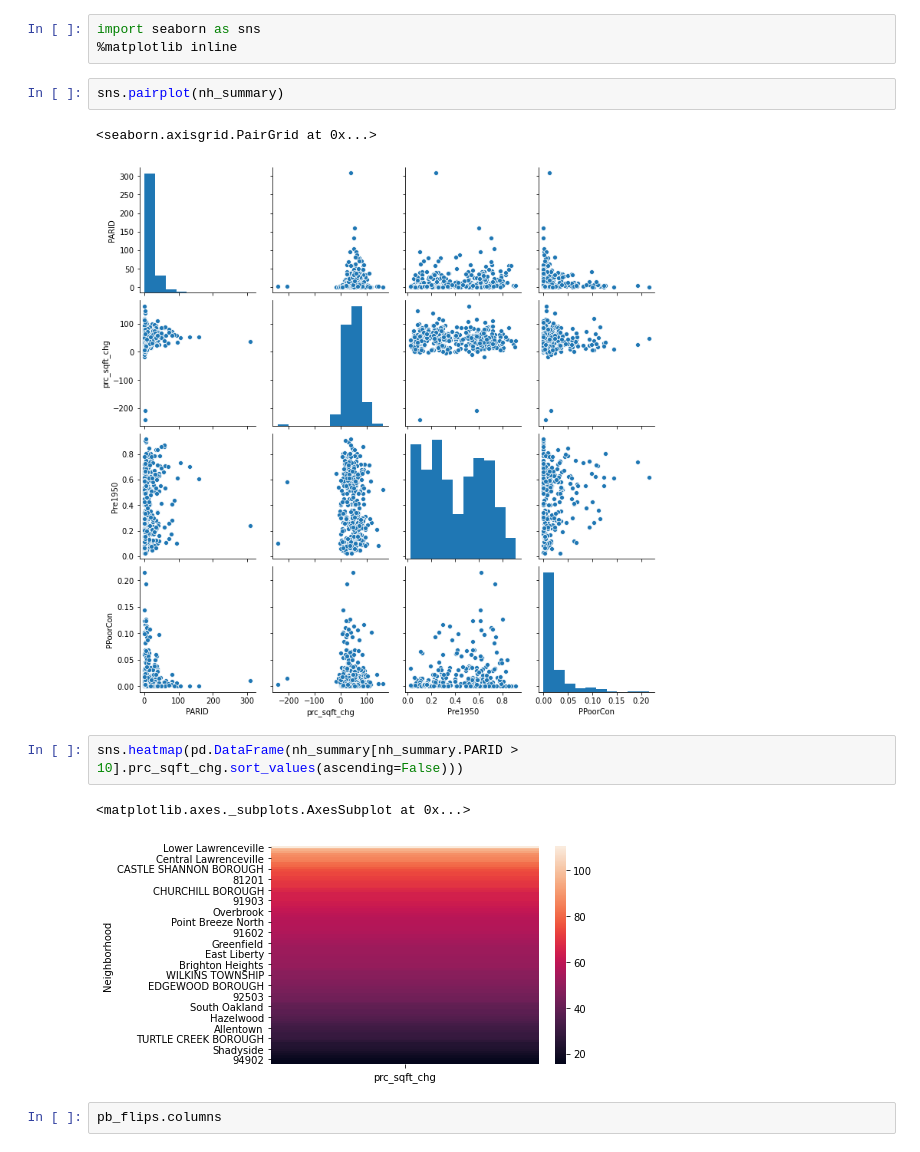
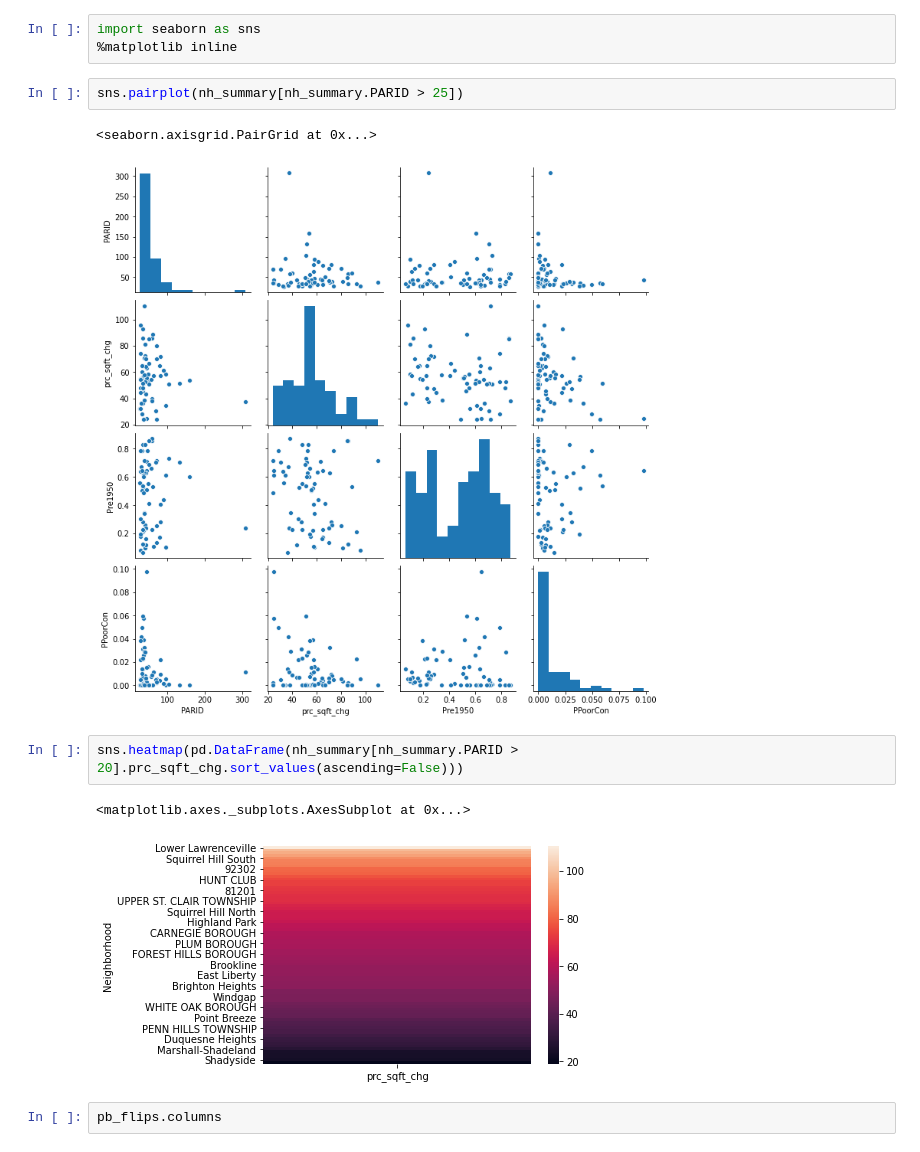
Before and after one commit to HG13BB/pbgh_property, a Jupyter notebook: pgh_prop_sales.ipynb, the cells around one changed output. Cells and saved outputs as stored; diff of their text form.

```diff
--- a/pgh_prop_sales.ipynb
+++ b/pgh_prop_sales.ipynb
@@ -129,15 +111,15 @@ nh_summary.PARID.plot.hist(bins=50)
 import seaborn as sns
 %matplotlib inline
 # %%
-sns.pairplot(nh_summary)
+sns.pairplot(nh_summary[nh_summary.PARID > 25])
 # %% [output]
 <seaborn.axisgrid.PairGrid at 0x...>
-[figure, old version]
+[figure, new version]
 # %%
-sns.heatmap(pd.DataFrame(nh_summary[nh_summary.PARID > 10].prc_sqft_chg.sort_values(ascending=False)))
+sns.heatmap(pd.DataFrame(nh_summary[nh_summary.PARID > 20].prc_sqft_chg.sort_values(ascending=False)))
 # %% [output]
 <matplotlib.axes._subplots.AxesSubplot at 0x...>
-[figure, old version]
+[figure, new version]
 # %%
 pb_flips.columns
 # %% [output]
```
Also changed, not shown: parts of 4 cells of this notebook.
